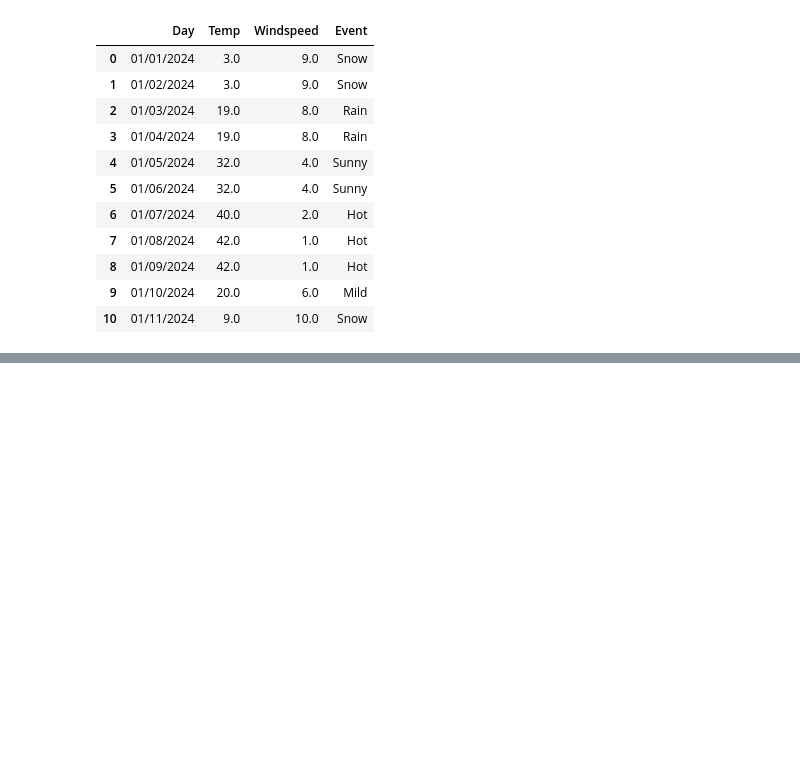
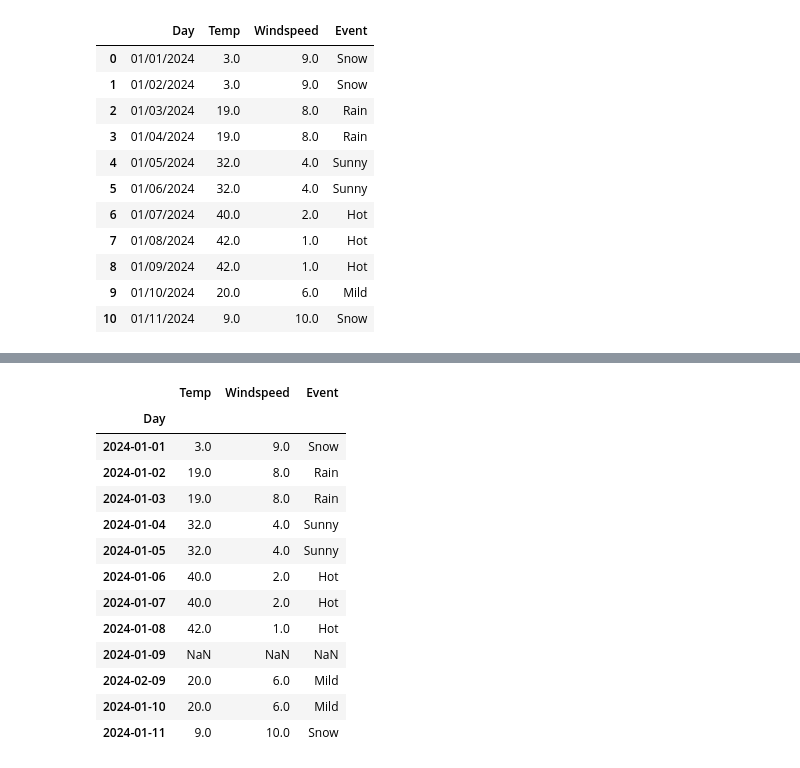
Before and after one commit to 99Hassam99/Pandas_Python, a Jupyter notebook: 05_Handle_Missing_Data_fillna_dropna_interpolate.ipynb, the cells around one changed output, grey strips where cells are left out. Cells and saved outputs as stored; diff of their text form; code cells hidden in the pictures; blank space fills up the shorter version.

```diff
--- a/05_Handle_Missing_Data_fillna_dropna_interpolate.ipynb
+++ b/05_Handle_Missing_Data_fillna_dropna_interpolate.ipynb
@@ -236,0 +243,18 @@ new_df # what it does is that instead of forwarding the same number it print an
+# %%
+new_df=df.bfill(limit=1)
+new_df
+# %% [output]
+|  | Temp | Windspeed | Event |
+| Day |  |  |  |
+| 2024-01-01 | 3.0 | 9.0 | Snow |
+| 2024-01-02 | 19.0 | 8.0 | Rain |
+| 2024-01-03 | 19.0 | 8.0 | Rain |
+| 2024-01-04 | 32.0 | 4.0 | Sunny |
+| 2024-01-05 | 32.0 | 4.0 | Sunny |
+| 2024-01-06 | 40.0 | 2.0 | Hot |
+| 2024-01-07 | 40.0 | 2.0 | Hot |
+| 2024-01-08 | 42.0 | 1.0 | Hot |
+| 2024-01-09 | NaN | NaN | NaN |
+| 2024-02-09 | 20.0 | 6.0 | Mild |
+| 2024-01-10 | 20.0 | 6.0 | Mild |
+| 2024-01-11 | 9.0 | 10.0 | Snow |
```
Also changed, not shown: parts of 15 cells of this notebook.
